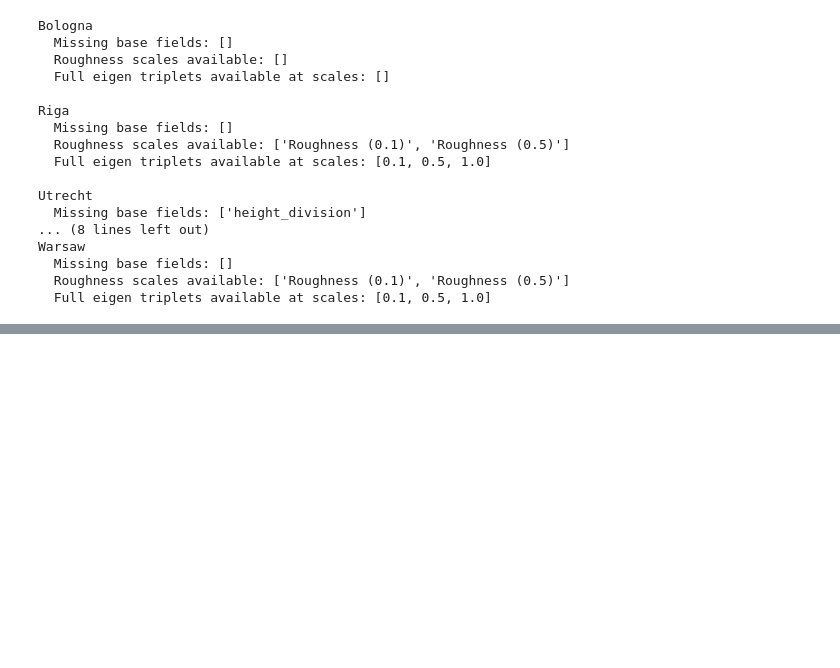
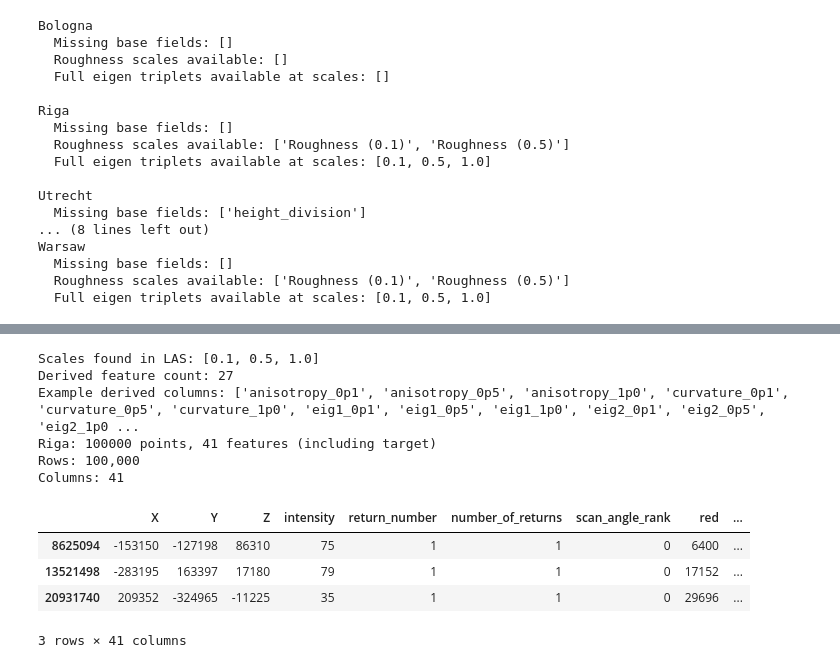
Before and after one commit to jammy-data/lidar_sidewalks, a Jupyter notebook: Notebooks/4_carriageway_focus.ipynb, the cells around one changed output, grey strips where cells are left out. Saved outputs shown, nothing was run; the diff lists cells and outputs as text; code cells hidden in the pictures; blank space fills up the shorter version.

```diff
--- a/Notebooks/4_carriageway_focus.ipynb
+++ b/Notebooks/4_carriageway_focus.ipynb
@@ -487,0 +450,38 @@ display(ablation_summary)
+# %%
+# Keep it simple: use eigenvalues that already exist in the LAS file.
+# This demonstrates the two-step flow:
+# 1) extract eigenvalue triplets
+# 2) derive geometric features from them
+import importlib
+import src.carriageway_focus_utils as cfu
+
+cfu = importlib.reload(cfu)
+
+eigen_by_scale = cfu.extract_eigen_triplets_from_las(riga)
+print("Scales found in LAS:", sorted(eigen_by_scale.keys()))
+
+derived = cfu.derive_geometry_features_from_eigen_triplets(eigen_by_scale)
+print("Derived feature count:", len(derived))
+print("Example derived columns:", sorted(list(derived.keys()))[:20])
+
+riga_h = cfu.build_harmonized_city_df(
+    las_obj=riga,
+    city_name="Riga",
+    n_sample=100_000,
+)
+
+print(f"Rows: {len(riga_h):,}")
+print(f"Columns: {len(riga_h.columns)}")
+riga_h.head(3)
+# %% [output]
+Scales found in LAS: [0.1, 0.5, 1.0]
+Derived feature count: 27
+Example derived columns: ['anisotropy_0p1', 'anisotropy_0p5', 'anisotropy_1p0', 'curvature_0p1', 'curvature_0p5', 'curvature_1p0', 'eig1_0p1', 'eig1_0p5', 'eig1_1p0', 'eig2_0p1', 'eig2_0p5', 'eig2_1p0 ...
+Riga: 100000 points, 41 features (including target)
+Rows: 100,000
+Columns: 41
+|  | X | Y | Z | intensity | return_number | number_of_returns | scan_angle_rank | red | ... |
+| 8625094 | -153150 | -127198 | 86310 | 75 | 1 | 1 | 0 | 6400 | ... |
+| 13521498 | -283195 | 163397 | 17180 | 79 | 1 | 1 | 0 | 17152 | ... |
+| 20931740 | 209352 | -324965 | -11225 | 35 | 1 | 1 | 0 | 29696 | ... |
+3 rows × 41 columns
```
Also changed, not shown: parts of 19 cells of this notebook, 11 other files.
